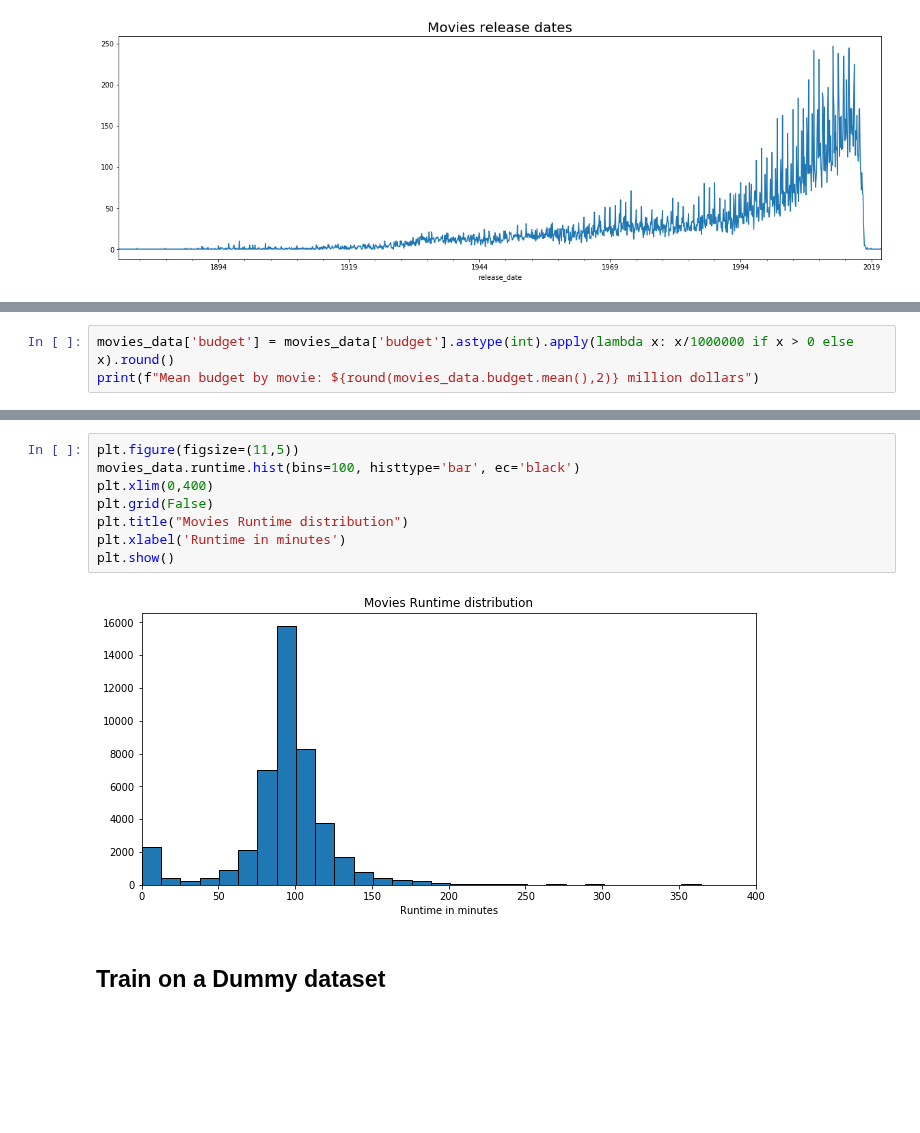
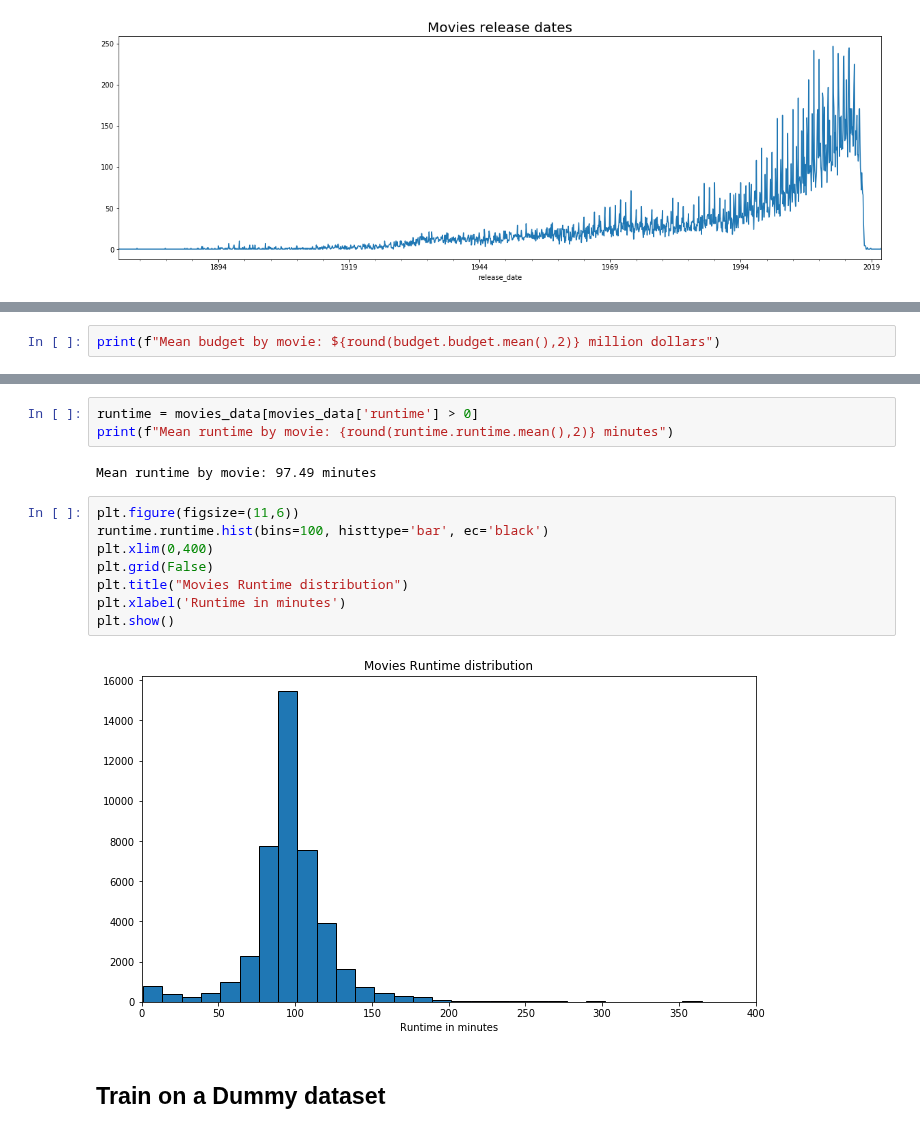
Before and after one commit to carlosgeovany/MachineLearning, a Jupyter notebook: RecommenderSystem.ipynb, the cells around one changed output, grey strips where cells are left out. Drawn from its saved outputs; the diff is of its cells as text; blank space fills up the shorter version.

Commit message:
add budget and runtime distribution eda

```diff
--- a/RecommenderSystem.ipynb
+++ b/RecommenderSystem.ipynb
@@ -311,4 +315,3 @@ plt.show()
 # %%
-movies_data['budget'] = movies_data['budget'].astype(int).apply(lambda x: x/1000000 if x > 0 else x).round()
-print(f"Mean budget by movie: ${round(movies_data.budget.mean(),2)} million dollars")
+print(f"Mean budget by movie: ${round(budget.budget.mean(),2)} million dollars")
 # %% [output]
@@ -316,13 +343,18 @@ Mean budget by movie: $4.22 million dollars
+# %%
+runtime = movies_data[movies_data['runtime'] > 0]
+print(f"Mean runtime by movie: {round(runtime.runtime.mean(),2)} minutes")
+# %% [output]
+Mean runtime by movie: 97.49 minutes
 # %%
-plt.figure(figsize=(11,5))
-movies_data.runtime.hist(bins=100, histtype='bar', ec='black')
+plt.figure(figsize=(11,6))
+runtime.runtime.hist(bins=100, histtype='bar', ec='black')
 plt.xlim(0,400)
 plt.grid(False)
 plt.title("Movies Runtime distribution")
 plt.xlabel('Runtime in minutes')
 plt.show()
 # %% [output]
-[figure, old version]
+[figure, new version]
 # %% [markdown]
 ## Train on a Dummy dataset
 # %%
```
Also changed, not shown: parts of 11 cells of this notebook.
